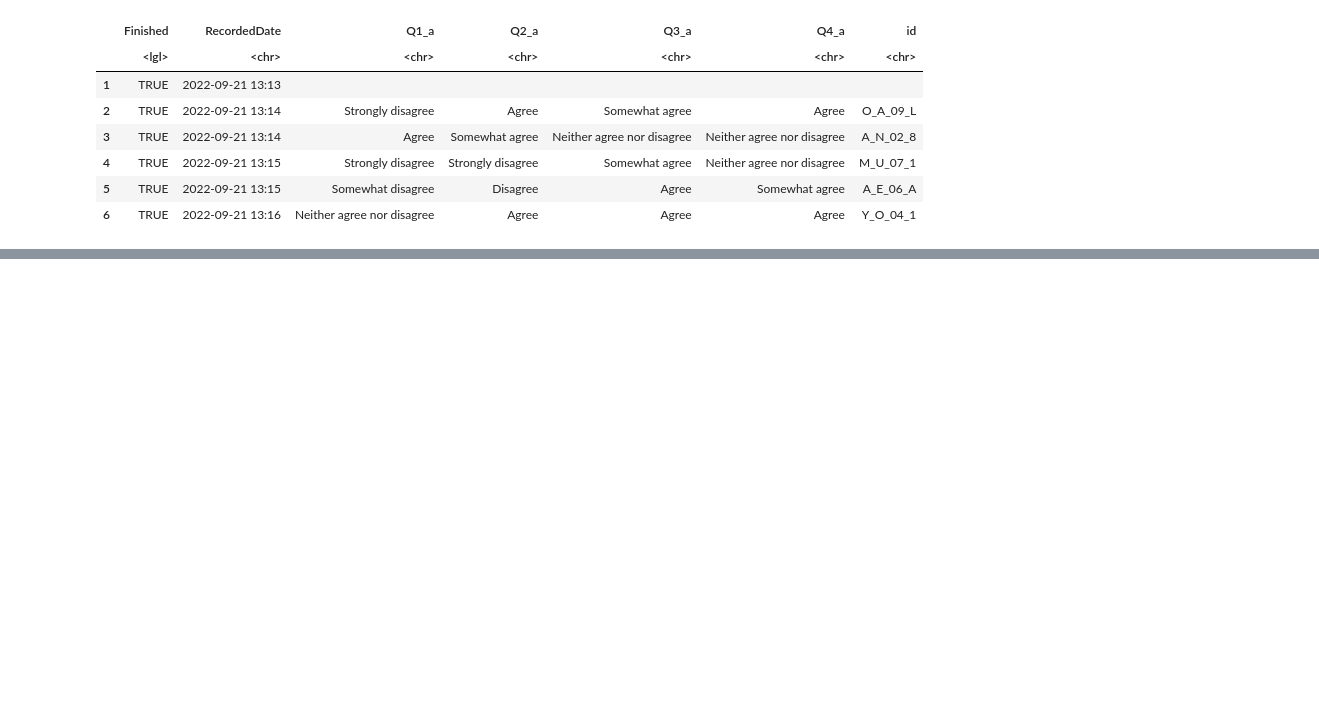
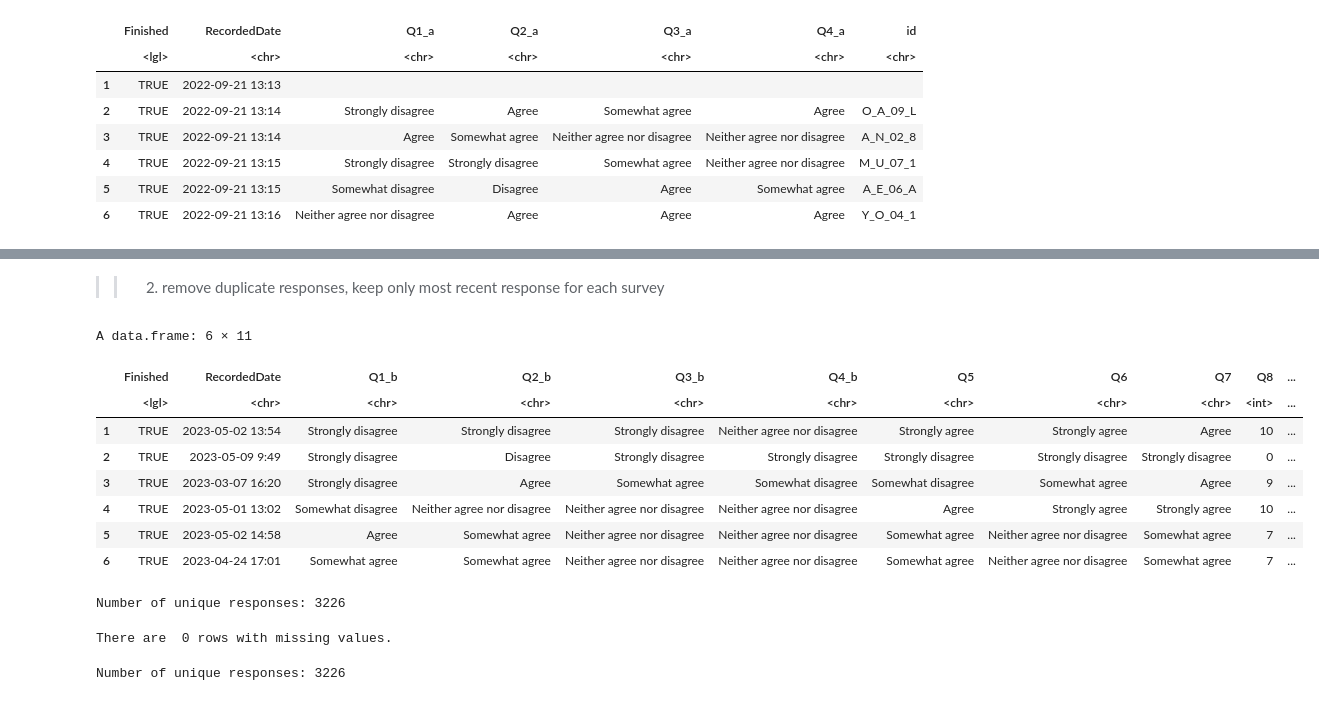
Before and after one commit to pokwir/Jack-Talk-Surveys, a Jupyter notebook: code/data_cleaning.ipynb, the cells around one changed output, grey strips where cells are left out. Drawn from its saved outputs; the diff is of its cells as text; code cells hidden in the pictures; blank space fills up the shorter version.

```diff
--- a/code/data_cleaning.ipynb
+++ b/code/data_cleaning.ipynb
@@ -228,0 +277,51 @@ Unique non-blank values for column: RecordedDate
+# %% [markdown]
+>> 2. remove duplicate responses, keep only most recent response for each survey
+# %%
+library(dplyr)
+
+# Remove duplicates and keep most recent response for each data point
+unique_recent_responses <- df_post %>%
+  arrange(id, desc(RecordedDate)) %>%
+  distinct(id, .keep_all = TRUE)
+
+head(unique_recent_responses)
+cat("Number of unique responses:", nrow(unique_recent_responses))
+# %% [output]
+A data.frame: 6 × 11
+|  | Finished | RecordedDate | Q1_b | Q2_b | Q3_b | Q4_b | Q5 | Q6 | Q7 | Q8 | ... |
+|  | <lgl> | <chr> | <chr> | <chr> | <chr> | <chr> | <chr> | <chr> | <chr> | <int> | ... |
+| 1 | TRUE | 2023-05-02 13:54 | Strongly disagree | Strongly disagree | Strongly disagree | Neither agree nor disagree | Strongly agree | Strongly agree | Agree | 10 | ... |
+| 2 | TRUE | 2023-05-09 9:49 | Strongly disagree | Disagree | Strongly disagree | Strongly disagree | Strongly disagree | Strongly disagree | Strongly disagree | 0 | ... |
+| 3 | TRUE | 2023-03-07 16:20 | Strongly disagree | Agree | Somewhat agree | Somewhat disagree | Somewhat disagree | Somewhat agree | Agree | 9 | ... |
+| 4 | TRUE | 2023-05-01 13:02 | Somewhat disagree | Neither agree nor disagree | Neither agree nor disagree | Neither agree nor disagree | Agree | Strongly agree | Strongly agree | 10 | ... |
+| 5 | TRUE | 2023-05-02 14:58 | Agree | Somewhat agree | Neither agree nor disagree | Neither agree nor disagree | Somewhat agree | Neither agree nor disagree | Somewhat agree | 7 | ... |
+| 6 | TRUE | 2023-04-24 17:01 | Somewhat agree | Somewhat agree | Neither agree nor disagree | Neither agree nor disagree | Somewhat agree | Neither agree nor disagree | Somewhat agree | 7 | ... |
+Number of unique responses: 3226
+# %%
+#QC check
+# check if there are still subset of columns with missing values
+qc_check <- df_post %>%
+  filter(Q1_b == "" |
+         Q2_b == "" |
+         Q3_b == "" |
+         Q4_b == "" |
+         Q5 == "" |
+         Q6 == "" |
+         Q7 == "" |
+         is.na(Q8))
+
+# show the first 10 rows
+cat("There are ", nrow(qc_check), "rows with missing values. \n")
+# %% [output]
+There are  0 rows with missing values.
+# %%
+# Remove duplicates and keep most recent response for each survey
+unique_recent_responses <- df_post %>%
+  group_by(id) %>%
+  arrange(desc(RecordedDate)) %>%
+  slice(1) %>%
+  ungroup()
+
+cat("Number of unique responses:", nrow(unique_recent_responses), "\n")
+# %% [output]
+Number of unique responses: 3226
```
Also changed, not shown: parts of 51 cells of this notebook, 1 other file.
